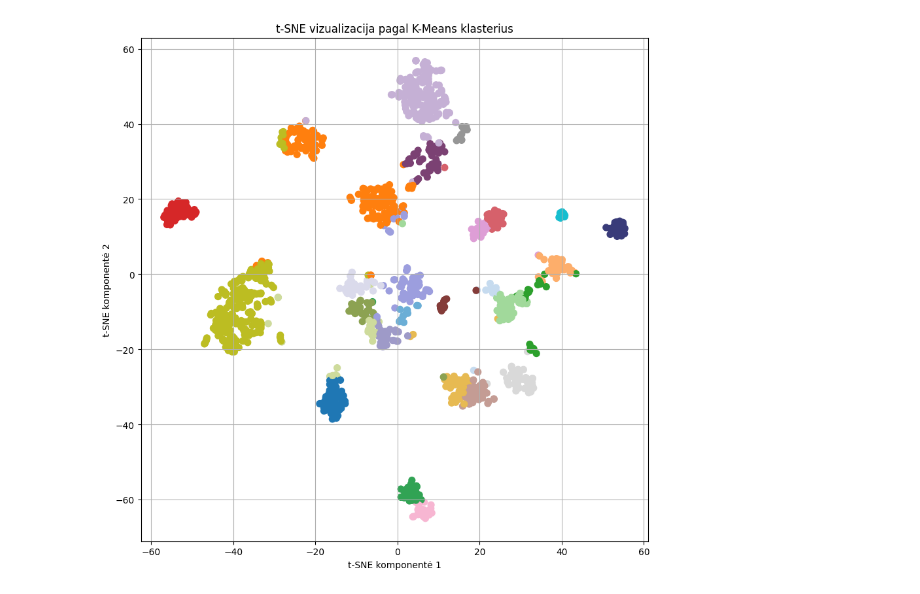
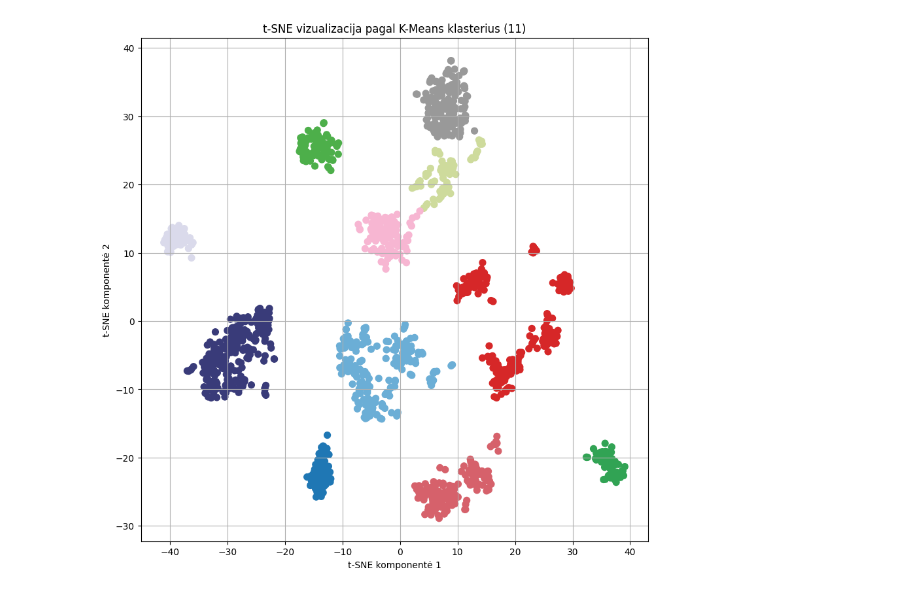
Before and after one commit to LivetaK/duomenu_tyryba_ir_masininis_mokymasis, a Jupyter notebook: 3_lab/k_means.ipynb, the cells around one changed output. Saved outputs shown, nothing was run; the diff lists cells and outputs as text; code cells hidden in the pictures.

Commit message:
Klasteriu skaiciaus nustatymas pataisymai (#38)
* - prideta d duomenu aibe

* - pridėti visi algoritmai

---------

Co-authored-by: nešiojamas <Admin@DESKTOP-0LCIBFD>

```diff
--- a/3_lab/k_means.ipynb
+++ b/3_lab/k_means.ipynb
@@ -6,5 +8,5 @@ from matplotlib.colors import ListedColormap
 # %%
-file = "norm_6.csv"
-klasteriu_sk = 27
+file = "dvi_dim.csv"
+klasteriu_sk = 11
 # %%
 df = pd.read_csv(file)
@@ -12 +18,12 @@ X = df.drop(columns=['label']).values
+# %%
+if file == "dvi_dim.csv":
+   X_tsne = np.array(X)
+elif file == "norm_full.csv":
+   perp = 50
+   learn_r = 200
+   early_ex = 24
+elif file == "norm_6.csv":
+   perp = 50
+   learn_r = 50
+   early_ex = 12
 # %%
@@ -17,36 +33,35 @@ y_kmeans = kmeans.labels_
 
 df['cluster'] = y_kmeans
 # %%
-from sklearn.manifold import TSNE
+if file != "dvi_dim.csv":
+    tsne = TSNE(
+        n_components=2,         # sumažiname duomenų dimensijų skaičių iki 2
+        perplexity=perp,          # kiek artimiausių kaimynų laikoma reikšmingais
+        learning_rate=learn_r,      # nustato, kokio dydžio korekcijos taikomos kiekviename iteracijos žingsnyje
+        max_iter=1000,            # iteracijų skaičius: kiek gradientinio nusileidimo žingsnių atliekama minimizuojant klaidą
+        early_exaggeration=early_ex,# padeda atskirti klasterius ir išvengti lokalių minimumų
+        metric="euclidean",     # atstumo metrika pradinėje erdvėje
+        random_state=67,        # kad rezultatai būtų atkuriami (užtikrina tą pačią pradinę taškų padėtį)
+        init="pca"              # pradinė taškų pozicija nustatoma PCA pagrindu (stabiliau nei random)
+    )
 
-tsne = TSNE(
-    n_components=2,         # sumažiname duomenų dimensijų skaičių iki 2
-    perplexity=30,          # kiek artimiausių kaimynų laikoma reikšmingais
-    learning_rate=200,      # nustato, kokio dydžio korekcijos taikomos kiekviename iteracijos žingsnyje
-    max_iter=1000,            # iteracijų skaičius: kiek gradientinio nusileidimo žingsnių atliekama minimizuojant klaidą
-    early_exaggeration=12.0,# padeda atskirti klasterius ir išvengti lokalių minimumų
-    metric="euclidean",     # atstumo metrika pradinėje erdvėje
-    random_state=67,        # kad rezultatai būtų atkuriami (užtikrina tą pačią pradinę taškų padėtį)
-    init="pca"              # pradinė taškų pozicija nustatoma PCA pagrindu (stabiliau nei random)
-)
-
-X_tsne = tsne.fit_transform(X)
+    X_tsne = tsne.fit_transform(X)
 # %%
 plt.figure(figsize=(10, 10))
-colors = plt.cm.tab20.colors + plt.cm.tab20b.colors + plt.cm.tab20c.colors
+colors = plt.cm.tab20.colors + plt.cm.tab20b.colors + plt.cm.tab20c.colors + plt.cm.Set1.colors
 cmap = ListedColormap(colors)
 
 plt.scatter(
     X_tsne[:, 0],
     X_tsne[:, 1],
     c=y_kmeans,
     cmap=cmap,
     s=50
 )
-plt.title("t-SNE vizualizacija pagal K-Means klasterius")
+plt.title(f"t-SNE vizualizacija pagal K-Means klasterius ({klasteriu_sk})")
 plt.xlabel("t-SNE komponentė 1")
 plt.ylabel("t-SNE komponentė 2")
 plt.grid(True)
 plt.show()
 # %% [output]
-[figure, old version]
+[figure, new version]
```
Also changed, not shown: parts of 3 cells of this notebook, 5 other files.
